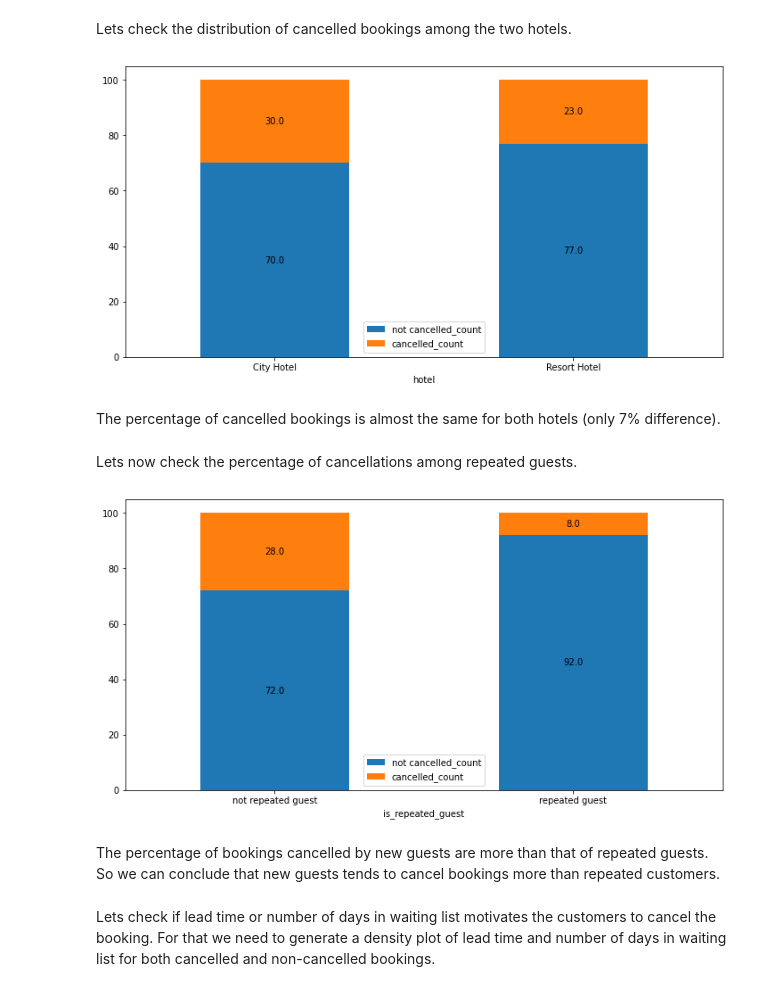
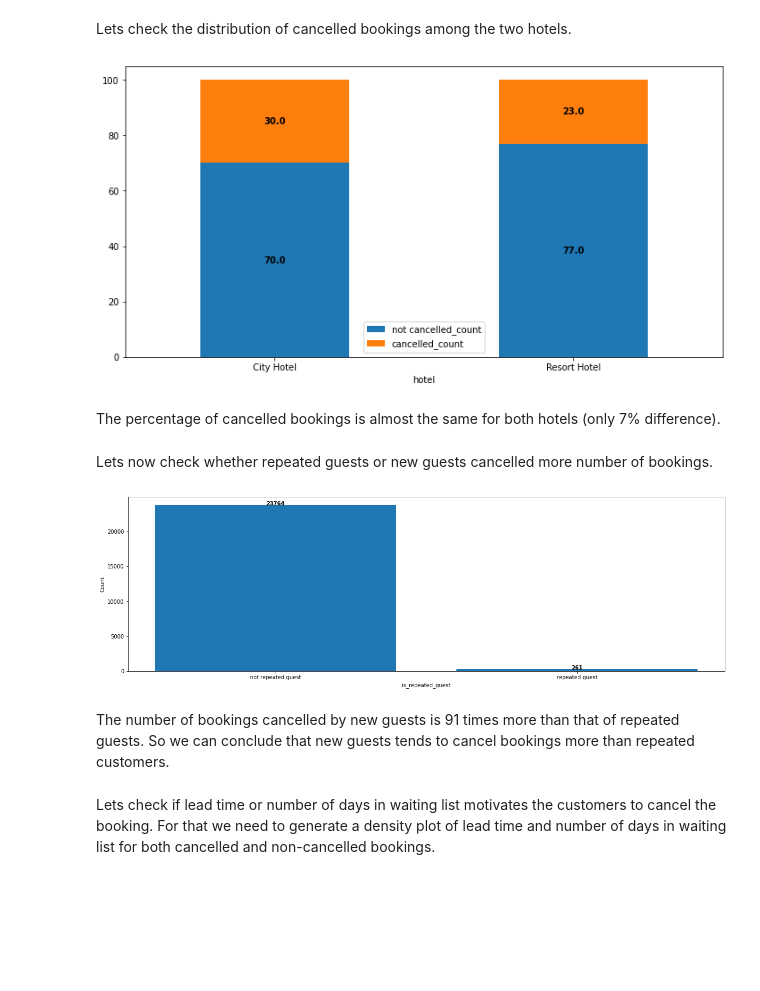
Before and after one commit to connect-midhunr/eda-hotel-booking, a Jupyter notebook: EDA_Hotel_Booking_Analysis_Capstone_Project.ipynb, the cells around one changed output. Drawn from its saved outputs; the diff is of its cells as text; code cells hidden in the pictures; blank space fills up the shorter version.

```diff
--- a/EDA_Hotel_Booking_Analysis_Capstone_Project.ipynb
+++ b/EDA_Hotel_Booking_Analysis_Capstone_Project.ipynb
@@ -434,0 +501,31 @@ We can see that around one-fourth of the total bookings get cancelled.
+# %%
+# define a function to plot a bar graph from grouped count values
+# so that it can be used in the later stages also
+
+# add value to the top of each bar
+def add_value_label(x_list,y_list):
+    for i in range(1, len(x_list)+1):
+        plt.text(i-1,y_list[i-1],y_list[i-1], ha="center", fontweight='bold')
+
+# plot bar graph from grouped data
+def plot_bar_graph_from_column(df, column_label):
+  df_grpd = get_count_from_column(df, column_label)
+
+  fig, ax = plt.subplots(figsize=(20, 6))
+  plt.bar(df_grpd['index'].tolist(), df_grpd['count'].tolist())
+  add_value_label(df_grpd['index'].tolist(), df_grpd['count'].tolist())
+  plt.xlabel(column_label)
+  plt.ylabel("Count")
+  plt.xticks(rotation='horizontal')
+  plt.show()
+
+# plot bar graph from grouped data without values
+def plot_bar_graph_from_column_wo_values(df, column_label):
+  df_grpd = get_count_from_column(df, column_label)
+
+  fig, ax = plt.subplots(figsize=(20, 6))
+  plt.bar(df_grpd['index'].tolist(), df_grpd['count'].tolist())
+  plt.xlabel(column_label)
+  plt.ylabel("Count")
+  plt.xticks(rotation='horizontal')
+  plt.show()
@@ -481,21 +610,22 @@ stacked_bar_chart_with_percentage(hotel_df, 'hotel', 'is_repeated_guest')
 The percentage of repeated guests in Resort Hotel is greater than that of City Hotel.
 # %% [markdown]
 Lets check the distribution of cancelled bookings among the two hotels.
-# %%
-stacked_bar_chart_with_percentage(hotel_df, 'hotel', 'is_canceled')
-# %% [output]
-[figure, removed]
+# %%
+# plot a stacked bar graph to compare percentage of cancelled bookings in each hotel
+stacked_bar_graph_with_percentage(hotel_df, 'hotel', 'is_canceled')
+# %% [output]
+[figure, added]
 # %% [markdown]
 The percentage of cancelled bookings is almost the same for both hotels (only 7% difference).
-# %% [markdown]
-Lets now check the percentage of cancellations among repeated guests.
+# %% [markdown]
+Lets now check whether repeated guests or new guests cancelled more number of bookings.
 # %%
-# plot a stacked bar graph to show % of bookings cancelled by repeated guests
-stacked_bar_chart_with_percentage(hotel_df, 'is_repeated_guest', 'is_canceled')
+# plot a bar graph to show the number of bookings cancelled by repeated guests
+plot_bar_graph_from_column(hotel_df[hotel_df['is_canceled'] == 'cancelled'], 'is_repeated_guest')
 # %% [output]
-[figure, old version]
+[figure, new version]
 # %% [markdown]
-The percentage of bookings cancelled by new guests are more than that of repeated guests. So we can conclude that new guests tends to cancel bookings more than repeated customers.
+The number of bookings cancelled by new guests is 91 times more than that of repeated guests. So we can conclude that new guests tends to cancel bookings more than repeated customers.
 # %% [markdown]
 Lets check if lead time or number of days in waiting list motivates the customers to cancel the booking. For that we need to generate a density plot of lead time and number of days in waiting list for both cancelled and non-cancelled bookings.
 # %%
```
Also changed, not shown: parts of 25 cells of this notebook.
